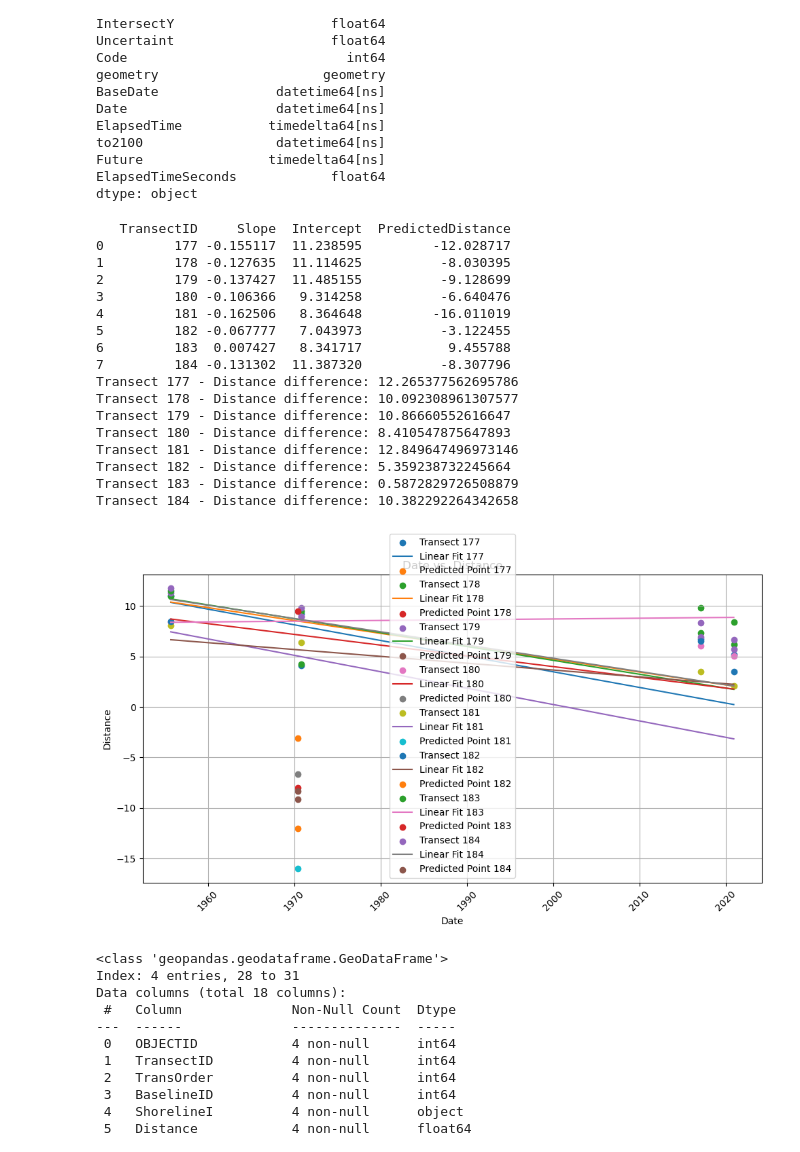
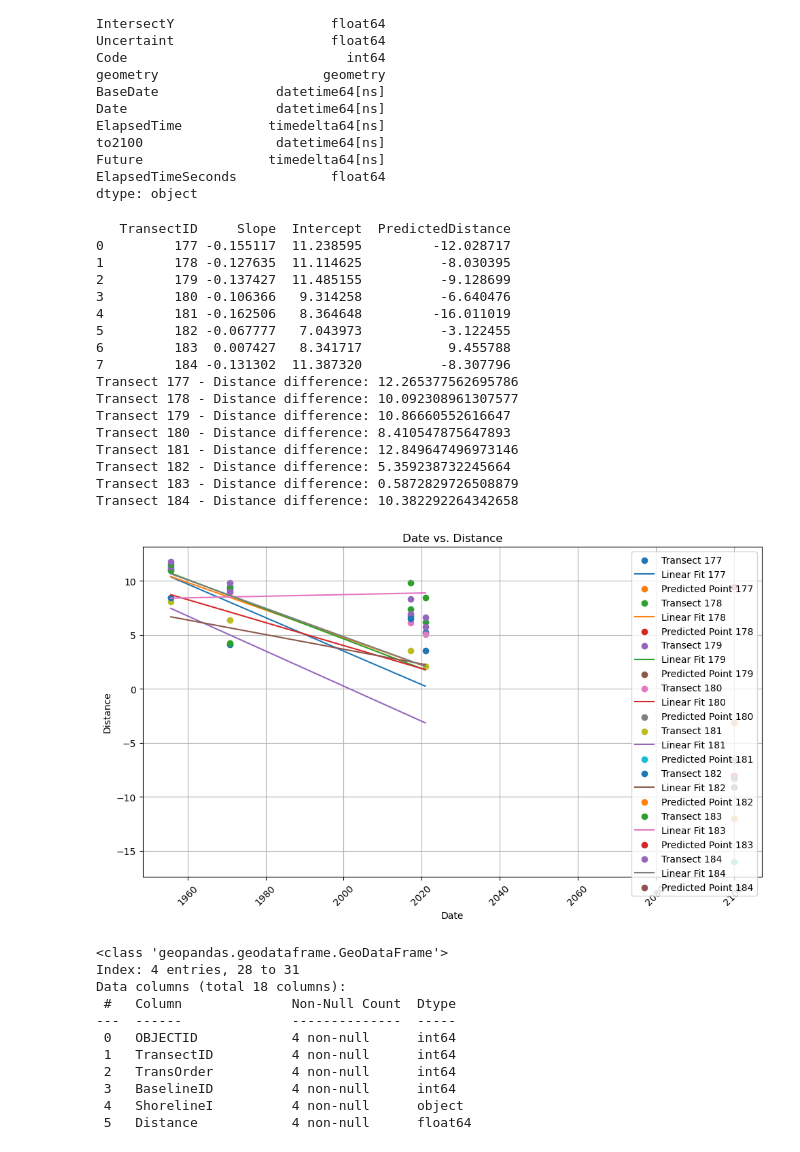
Before and after one commit to RNC-Research-Group/CliffErosion_Projections, a Jupyter notebook: Shoreline Projection Double.ipynb, the cells around one changed output. Drawn from its saved outputs; the diff is of its cells as text; code cells hidden in the pictures.

```diff
--- a/Shoreline Projection Double.ipynb
+++ b/Shoreline Projection Double.ipynb
@@ -173,38 +173,38 @@ for group_name, group_data in grouped:
 
     plt.scatter(group_data['Date'], group_data['Distance'], label=f'Transect {group_name}')
     plt.plot(group_data['Date'], slope * group_data['NumericalDate'] + intercept, label=f'Linear Fit {group_name}')
-    plt.scatter(numerical_target_date, predicted_distance_target, label=f'Predicted Point {group_name}')
+    plt.scatter(['2100'], predicted_distance_target, label=f'Predicted Point {group_name}')
 
     print(f"Transect {group_name} - Distance difference: {distance_difference}")
 
 plt.xlabel('Date')
 plt.ylabel('Distance')
 plt.title('Date vs. Distance')
 plt.legend()
 plt.grid(True)
 plt.xticks(rotation=45)
 plt.tight_layout()
 
 plt.show()
 # %% [output]
    TransectID     Slope  Intercept  PredictedDistance
 0         177 -0.155117  11.238595         -12.028717
 1         178 -0.127635  11.114625          -8.030395
 2         179 -0.137427  11.485155          -9.128699
 3         180 -0.106366   9.314258          -6.640476
 4         181 -0.162506   8.364648         -16.011019
 5         182 -0.067777   7.043973          -3.122455
 6         183  0.007427   8.341717           9.455788
 7         184 -0.131302  11.387320          -8.307796
 Transect 177 - Distance difference: 12.265377562695786
 Transect 178 - Distance difference: 10.092308961307577
 Transect 179 - Distance difference: 10.86660552616647
 Transect 180 - Distance difference: 8.410547875647893
 Transect 181 - Distance difference: 12.849647496973146
 Transect 182 - Distance difference: 5.359238732245664
 Transect 183 - Distance difference: 0.5872829726508879
 Transect 184 - Distance difference: 10.382292264342658
-[figure, old version]
+[figure, new version]
 # %%
 print(group_data.info())
 # %% [output]
```
Also changed, not shown: 4 other files.
